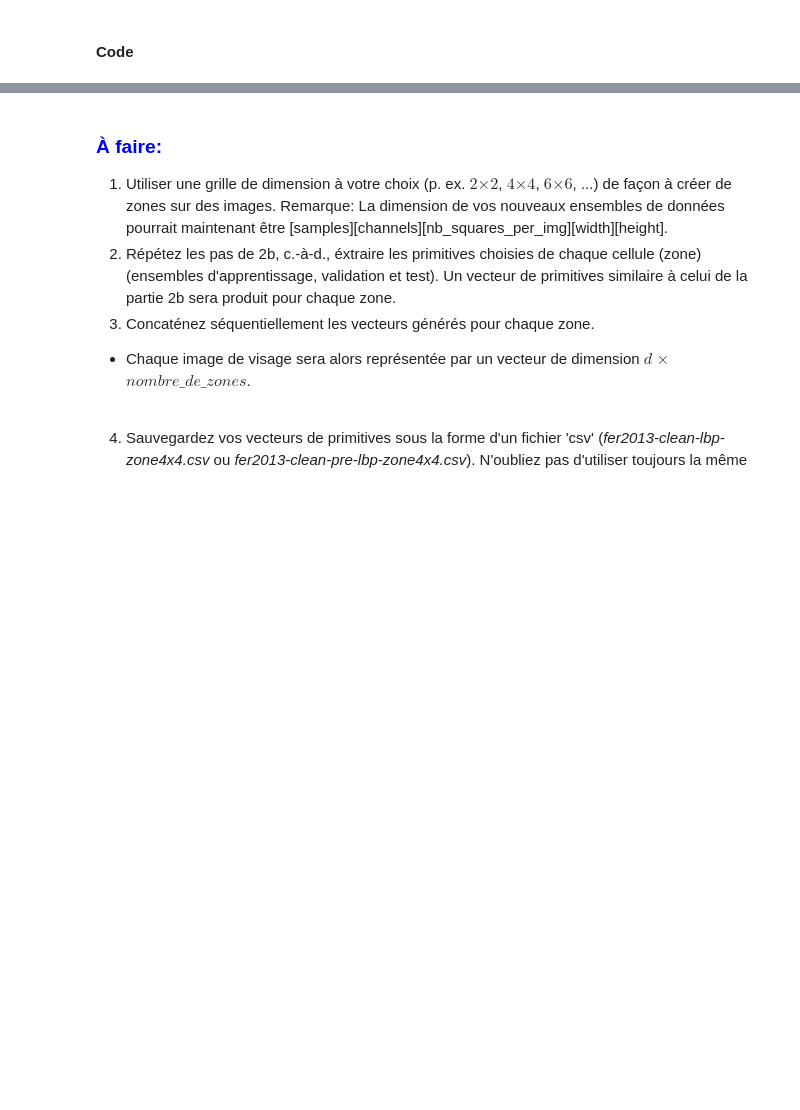
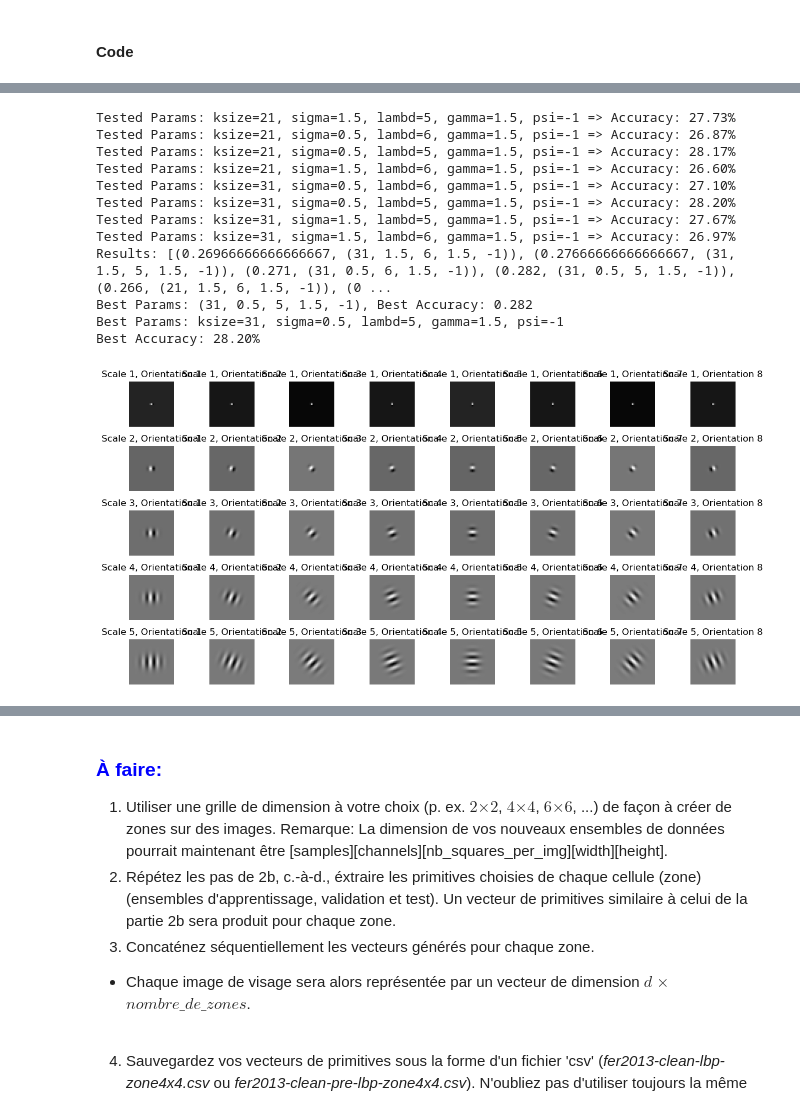
Before and after one commit to Scammaz/771-lab2, a Jupyter notebook: Lab2_GTI771_H24_Ver2.ipynb, the cells around one changed output, grey strips where cells are left out. Saved outputs shown, nothing was run; the diff lists cells and outputs as text; code cells hidden in the pictures; blank space fills up the shorter version.

```diff
--- a/Lab2_GTI771_H24_Ver2.ipynb
+++ b/Lab2_GTI771_H24_Ver2.ipynb
@@ -147,13 +149,3 @@ Le vecteur de sortie dépend des dimensions de l'image et le nombre de filtre ap
 2. Sauvegarder les vecteurs de primitives obtenus sous la forme d'un fichier 'csv' (*fer2013-clean-lbp.csv* ou *fer2013-clean-pre-lbp.csv*). N'oubliez pas d'utiliser toujours la même structure que le fichier original *fer2013.csv*. Vous devez nommer vos fichiers de primitive en référence à la primitive utilisée, p. ex., *fer2013-clean-lbp.csv* pour LBP, *fer2013-clean-hog.csv* pour HOG, etc.
 # %% [markdown]
 #### Code
-# %%
-def mean_removal(X) -> np.ndarray:
-    return X - np.mean(X, axis=0)
-
-def normalize(X) -> np.ndarray:
-    return X / 255
-
-
-
-Xtrain_standardized = normalize(mean_removal(Xtrain))
@@ -206,8 +274,8 @@ def load_data():
     # Placeholder function to load data
     # Replace this with actual data loading code
     #X = Xtrain # Dummy data
-    X = Xtrain_standardized[0:10000]
-    y = ytrain[0:10000]  # Dummy labels (binary classification)
+    X = Xtrain_processed[0:15000]
+    y = ytrain[0:15000]  # Dummy labels (binary classification)
     return X, y
 
 def evaluate_parameters(params, X, y, orientations, scales):
@@ -263,36 +331,51 @@ def grid_search_gabor_params(X, y, ksize_values, sigma_values, lambd_values, gam
 def visualize_kernels(kernels, orientations, scales):
     fig, axes = plt.subplots(scales, orientations, figsize=(12, 6))
     for i in range(scales):
         for j in range(orientations):
             kernel = kernels[i * orientations + j]
             ax = axes[i, j]
             ax.imshow(kernel, cmap='gray')
             ax.axis('off')
             ax.set_title(f'Scale {i+1}, Orientation {j+1}')
     plt.tight_layout()
     plt.show()
 
 if __name__ == '__main__':
     # Load the dataset
     X, y = load_data()
 
     # Define the ranges for the Gabor parameters (coarse search)
-    ksize_values = [31]
-    sigma_values = [1.9]
-    lambd_values = [6]
-    gamma_values = [0.5,1]
-    psi_values = [3,2.5]
+    ksize_values = [31, 21]
+    sigma_values = [1.5, 0.5]
+    lambd_values = [6,5]
+    gamma_values = [1.5]
+    psi_values = [-1]
 
     # Perform grid search
     best_params, best_accuracy = grid_search_gabor_params(X, y, ksize_values, sigma_values, lambd_values, gamma_values, psi_values, orientations=8, scales=5)
 
     print(f'Best Params: ksize={best_params[0]}, sigma={best_params[1]}, lambd={best_params[2]}, gamma={best_params[3]}, psi={best_params[4]}')
     print(f'Best Accuracy: {best_accuracy * 100:.2f}%')
 
     # Visualize an example image and its Gabor filtered responses with best parameters
     best_kernels = build_gabor_kernels(ksize=best_params[0], sigma=best_params[1], lambd=best_params[2], gamma=best_params[3], psi=best_params[4], orientations=8, scales=5)
     example_image = X[0].reshape(48, 48)
     filtered_images = apply_gabor_filters(example_image, best_kernels)
+    gabor_processed_kernels = filtered_images
 
     visualize_kernels(best_kernels, orientations=8, scales=5)
+# %% [output]
+Tested Params: ksize=21, sigma=1.5, lambd=5, gamma=1.5, psi=-1 => Accuracy: 27.73%
+Tested Params: ksize=21, sigma=0.5, lambd=6, gamma=1.5, psi=-1 => Accuracy: 26.87%
+Tested Params: ksize=21, sigma=0.5, lambd=5, gamma=1.5, psi=-1 => Accuracy: 28.17%
+Tested Params: ksize=21, sigma=1.5, lambd=6, gamma=1.5, psi=-1 => Accuracy: 26.60%
+Tested Params: ksize=31, sigma=0.5, lambd=6, gamma=1.5, psi=-1 => Accuracy: 27.10%
+Tested Params: ksize=31, sigma=0.5, lambd=5, gamma=1.5, psi=-1 => Accuracy: 28.20%
+Tested Params: ksize=31, sigma=1.5, lambd=5, gamma=1.5, psi=-1 => Accuracy: 27.67%
+Tested Params: ksize=31, sigma=1.5, lambd=6, gamma=1.5, psi=-1 => Accuracy: 26.97%
+Results: [(0.26966666666666667, (31, 1.5, 6, 1.5, -1)), (0.27666666666666667, (31, 1.5, 5, 1.5, -1)), (0.271, (31, 0.5, 6, 1.5, -1)), (0.282, (31, 0.5, 5, 1.5, -1)), (0.266, (21, 1.5, 6, 1.5, -1)), (0 ...
+Best Params: (31, 0.5, 5, 1.5, -1), Best Accuracy: 0.282
+Best Params: ksize=31, sigma=0.5, lambd=5, gamma=1.5, psi=-1
+Best Accuracy: 28.20%
+[figure, added]
 # %%
```
Also changed, not shown: parts of 5 cells of this notebook.
